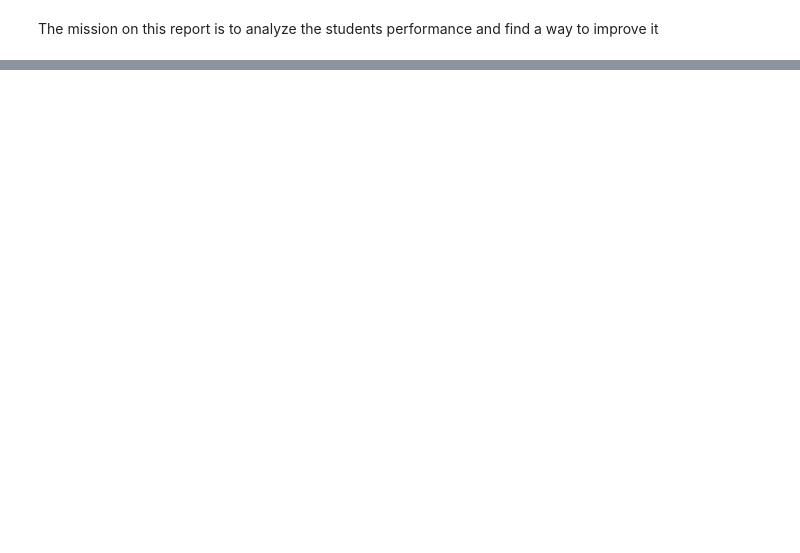
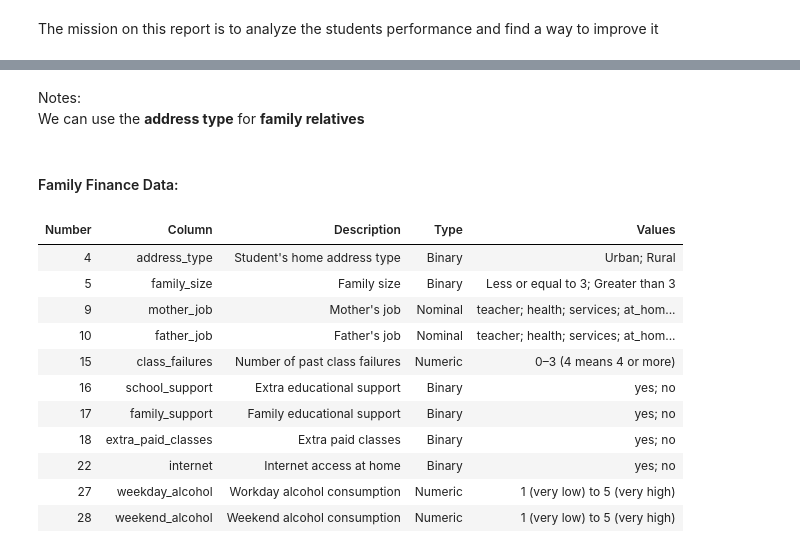
Before and after one commit to Kristiyan24/SoftUni-Students-Performance, a Jupyter notebook: report/analyze/analyze.ipynb, the cells around one changed output, grey strips where cells are left out. Cells and saved outputs as stored; diff of their text form; code cells hidden in the pictures; blank space fills up the shorter version.

```diff
--- a/report/analyze/analyze.ipynb
+++ b/report/analyze/analyze.ipynb
@@ -45,0 +111,20 @@ The mission on this report is to analyze the students performance and find a way
+# %% [markdown]
+Notes: <br>
+We can use the **address type** for **family relatives** <br>
+# %% [markdown]
+#### Family Finance Data:
+# %%
+print_table(info_table.loc[[4, 5, 9, 10, 15, 16, 17, 18, 22, 27, 28]])
+# %% [output]
+| Number | Column | Description | Type | Values |
+| 4 | address_type | Student's home address type | Binary | Urban; Rural |
+| 5 | family_size | Family size | Binary | Less or equal to 3; Greater than 3 |
+| 9 | mother_job | Mother's job | Nominal | teacher; health; services; at_hom... |
+| 10 | father_job | Father's job | Nominal | teacher; health; services; at_hom... |
+| 15 | class_failures | Number of past class failures | Numeric | 0–3 (4 means 4 or more) |
+| 16 | school_support | Extra educational support | Binary | yes; no |
+| 17 | family_support | Family educational support | Binary | yes; no |
+| 18 | extra_paid_classes | Extra paid classes | Binary | yes; no |
+| 22 | internet | Internet access at home | Binary | yes; no |
+| 27 | weekday_alcohol | Workday alcohol consumption | Numeric | 1 (very low) to 5 (very high) |
+| 28 | weekend_alcohol | Weekend alcohol consumption | Numeric | 1 (very low) to 5 (very high) |
```
Also changed, not shown: parts of 26 cells of this notebook, 1 other file.
